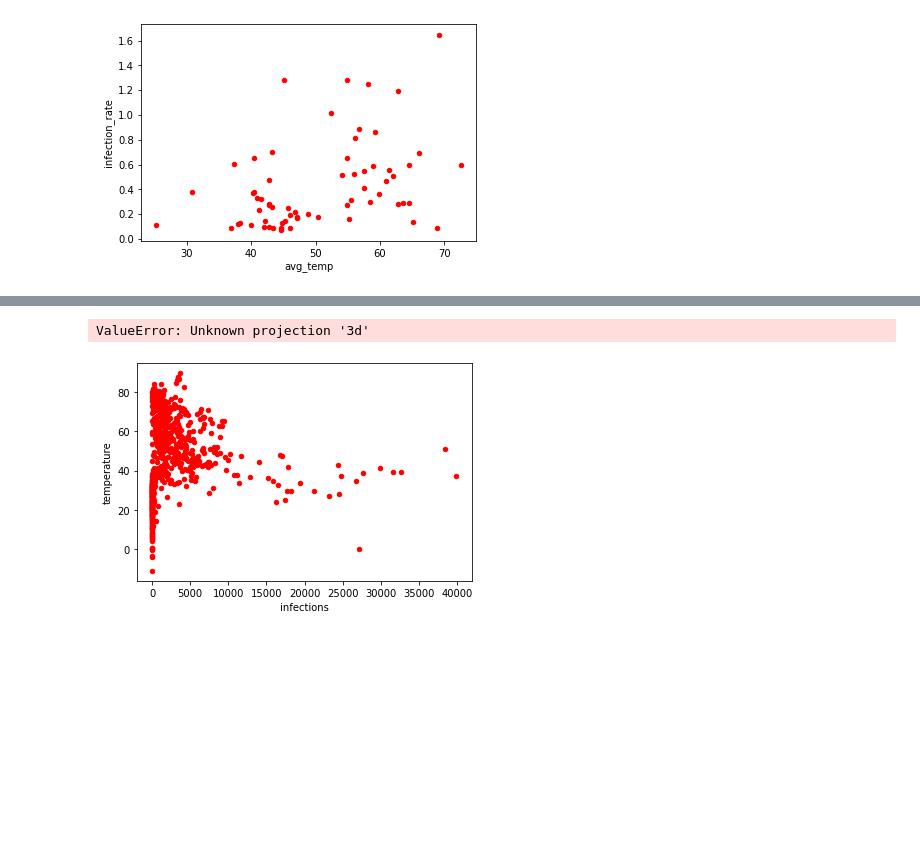
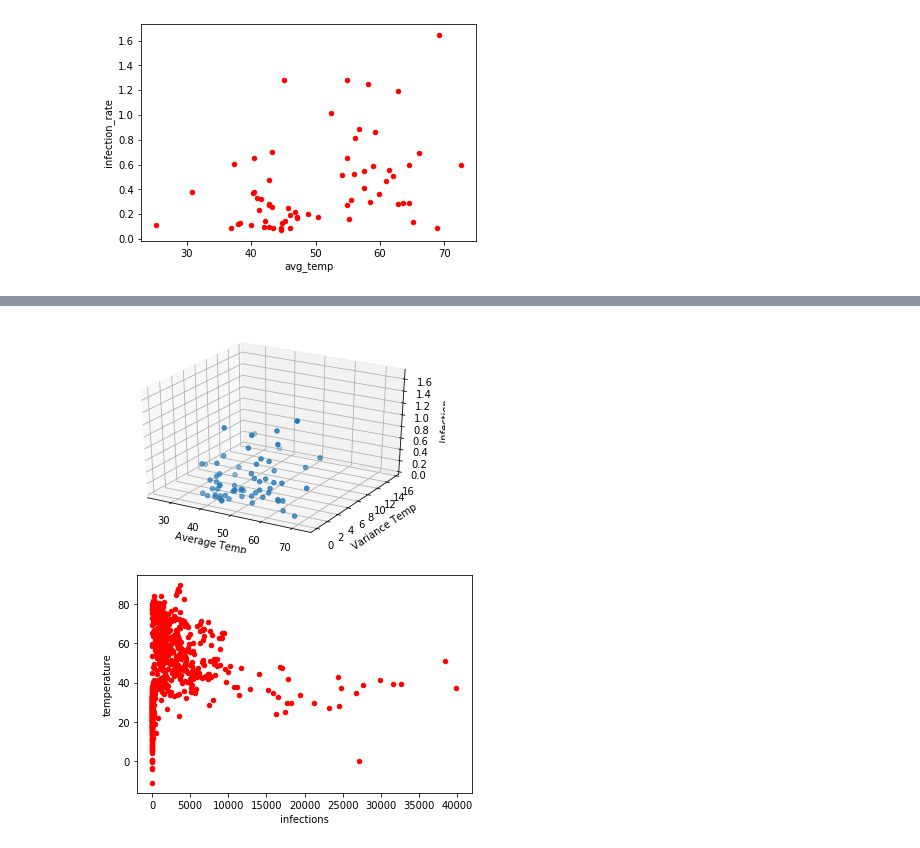
Before and after one commit to spjy/covid-temperature, a Jupyter notebook: covid.ipynb, the cells around one changed output, grey strips where cells are left out. Drawn from its saved outputs; the diff is of its cells as text; code cells hidden in the pictures; blank space fills up the shorter version.

```diff
--- a/covid.ipynb
+++ b/covid.ipynb
@@ -278,12 +287,14 @@ plt.show()
 # %%
 threedee = plt.figure().gca(projection='3d')
+
 threedee.scatter(final_data['avg_temp'], final_data['var_temp'], final_data['infection_rate'])
-threedee.set_xlabel('Index')
-threedee.set_ylabel('H-L')
-threedee.set_zlabel('Volume')
+threedee.set_xlabel('Average Temp')
+threedee.set_ylabel('Variance Temp')
+threedee.set_zlabel('Infection')
+
 plt.show()
 # %% [output]
-ValueError: Unknown projection '3d'
+[figure, added]
 # %%
 
 df.plot(kind='scatter',x='infections',y='temperature',color='red')
```
Also changed, not shown: parts of 3 cells of this notebook.
